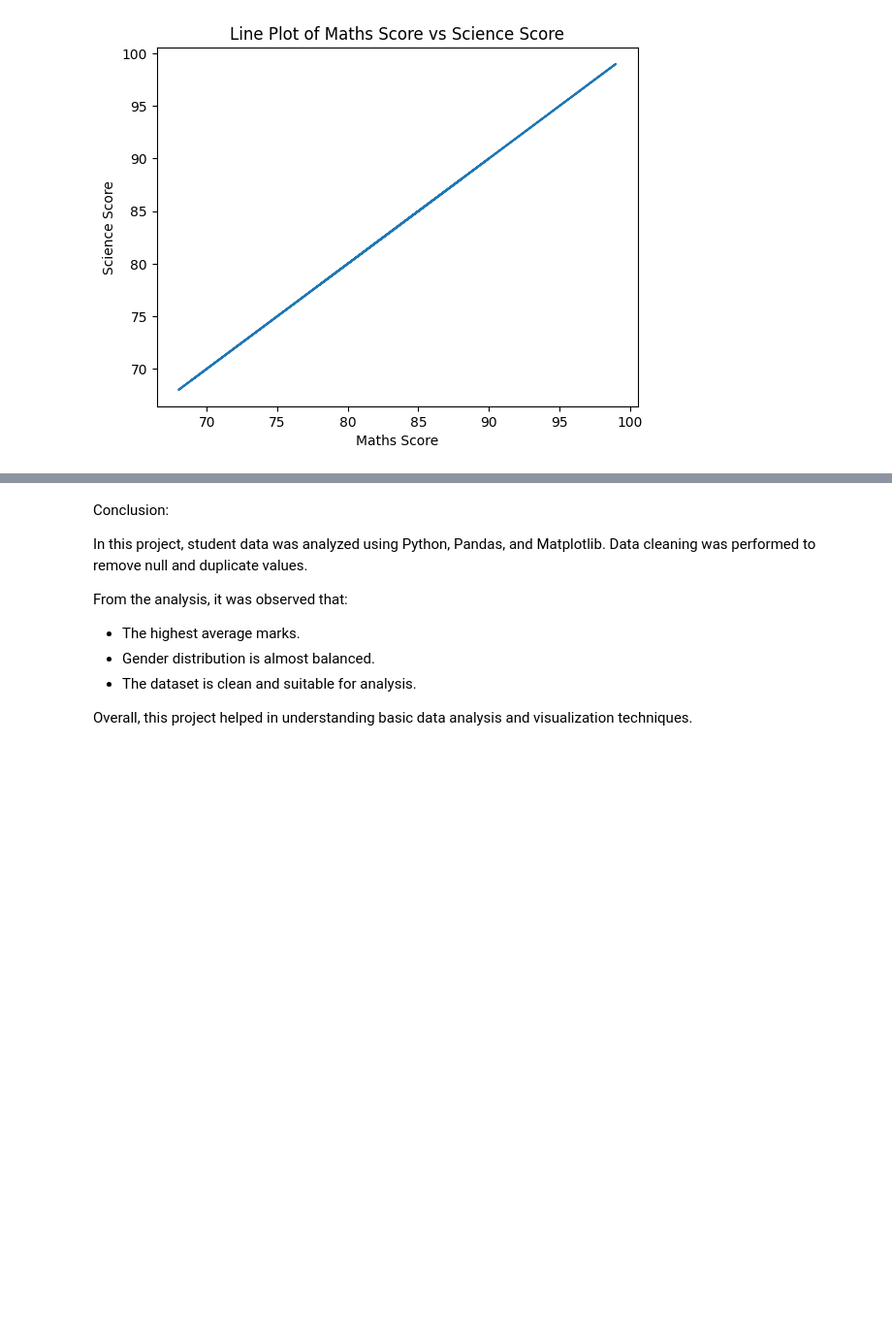
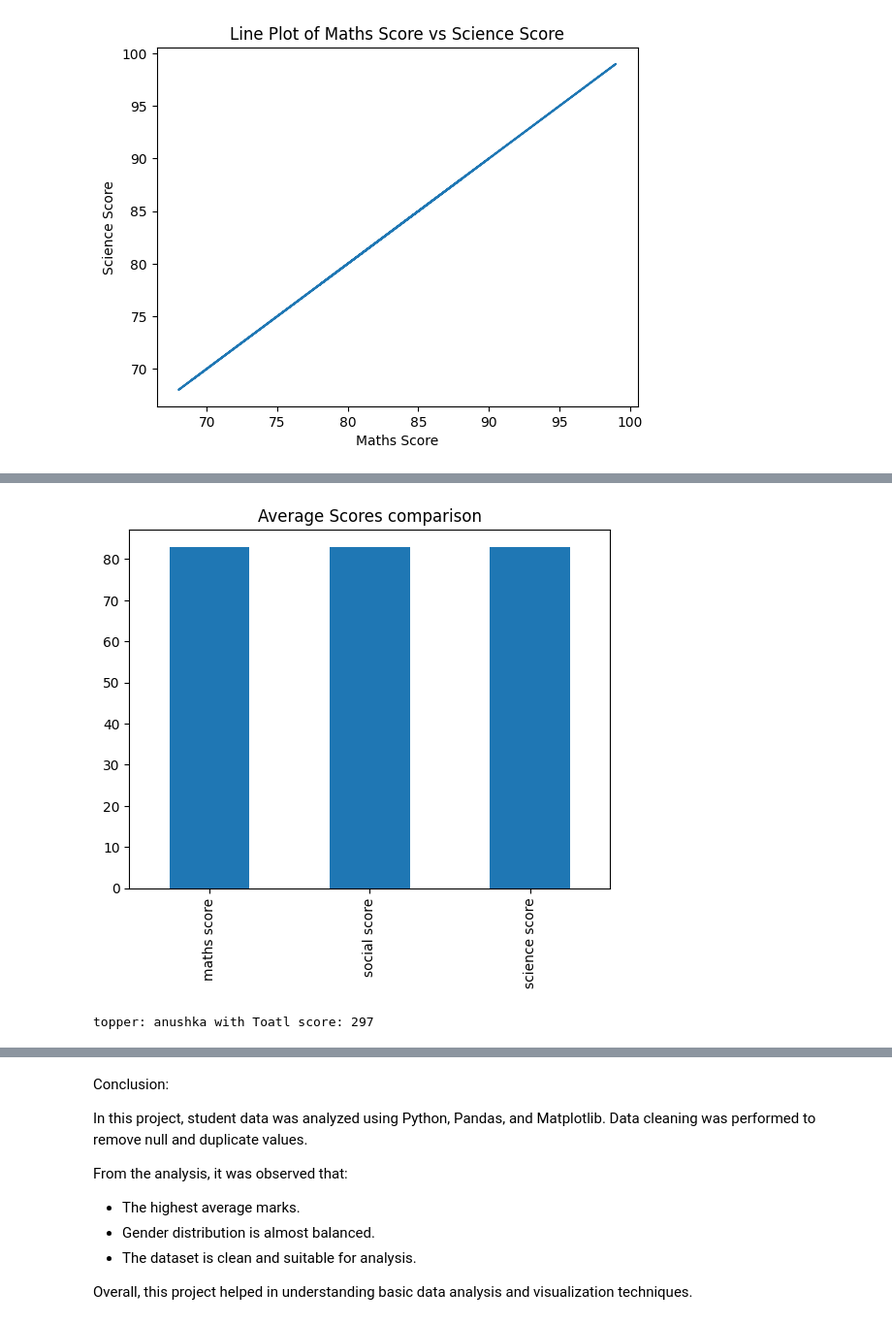
Before and after one commit to mohinilodhi/data---analysis-projects, a Jupyter notebook: project1.ipynb, the cells around one changed output, grey strips where cells are left out. Shown at 97% size. Drawn from its saved outputs; the diff is of its cells as text; code cells hidden in the pictures; blank space fills up the shorter version.

```diff
--- a/project1.ipynb
+++ b/project1.ipynb
@@ -131,6 +131,12 @@ df.describe()
 | 50% | 15.000000 | 88.000000 | 88.000000 | 88.000000 |
 | 75% | 16.500000 | 89.500000 | 89.500000 | 89.500000 |
 | max | 18.000000 | 99.000000 | 99.000000 | 99.000000 |
+# %%
+df['total'] = df['maths score'] + df['social score'] + df['science score']
+
+df['average'] = df['total'] / 2
+# %%
+df['hindi score'] = 80
 # %%
 df['gender'].value_counts().plot(kind='bar')
 plt.title('Distribution of Gender')
@@ -190,0 +237,16 @@ Text(0.5, 1.0, 'Line Plot of Maths Score vs Science Score')
+# %%
+df[['maths score', 'social score', 'science score']].mean().plot(kind='bar')
+plt.title('Average Scores comparison')
+plt.show()
+# %% [output]
+[figure, added]
+# %%
+topper_index = df['total'].idxmax()# topper ka index nikalana
+
+# topper ka name aur score
+topper_name = df.loc[topper_index, 'Nmae']
+topper_score = df.loc[topper_index, 'total']
+
+print(f"topper: {topper_name} with Toatl score: {topper_score}")
+# %% [output]
+topper: anushka with Toatl score: 297
```
Also changed, not shown: parts of 8 cells of this notebook.
